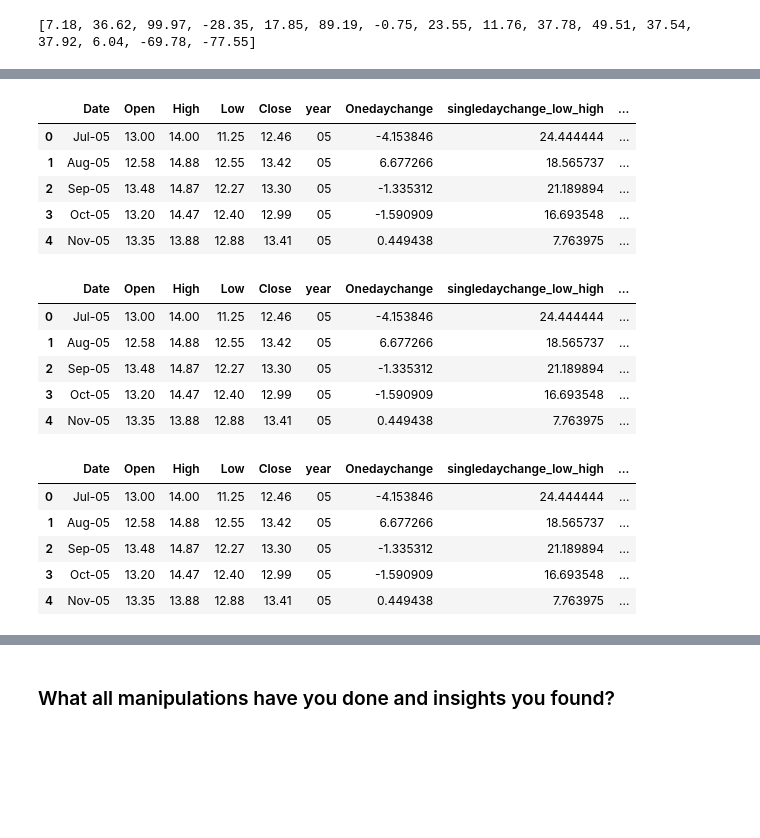
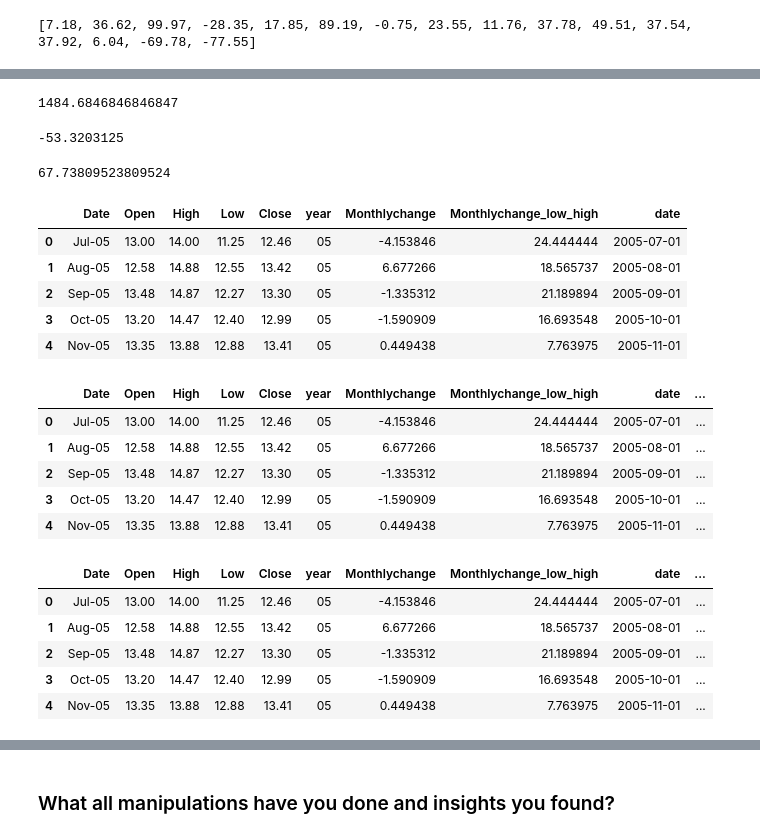
Before and after one commit to kumareshvj/Machine-learing---Regression, a Jupyter notebook: Yes_bank_stock_closing_price_prediction.ipynb, the cells around one changed output, grey strips where cells are left out. Cells and saved outputs as stored; diff of their text form; code cells hidden in the pictures; blank space fills up the shorter version.

```diff
--- a/Yes_bank_stock_closing_price_prediction.ipynb
+++ b/Yes_bank_stock_closing_price_prediction.ipynb
@@ -258,9 +263,9 @@ print(percentage)
 # %% [output]
 [7.18, 36.62, 99.97, -28.35, 17.85, 89.19, -0.75, 23.55, 11.76, 37.78, 49.51, 37.54, 37.92, 6.04, -69.78, -77.55]
 # %%
-# Getting one day percentage of movement from open to close
-df['Onedaychange'] = ((df['Close']-df['Open'])/df['Open'])*100
-df['Onedaychange'].head()
+# Getting monthly percentage of movement from open to close
+df['Monthlychange'] = ((df['Close']-df['Open'])/df['Open'])*100
+df['Monthlychange'].head()
 # %% [output]
 0   -4.153846
 1    6.677266
@@ -271,3 +276,3 @@ Name: Onedaychange, dtype: float64
 # %%
-# getting the single day perentage from low to high
-df['singledaychange_low_high'] = ((df['High'] - df['Low'])/df['Low'])*100
+# getting the monthly perentage from low to high
+df['Monthlychange_low_high'] = ((df['High'] - df['Low'])/df['Low'])*100
@@ -290,36 +284,51 @@ df['Onedaychange'].max()
+# %%
+# getting the maximum percentage of movement from low to high
+df['Monthlychange_low_high'].max()
+# %% [output]
+1484.6846846846847
+# %%
+# getting the minimum percentage of movement from open to close
+df['Monthlychange'].min()
+# %% [output]
+-53.3203125
+# %%
+# getting the maximum percentage of movement from open to close
+df['Monthlychange'].max()
+# %% [output]
+67.73809523809524
 # %%
 # creating the column formatted date in data format instead of string
-df['Formatted_date']=df.apply(lambda x : datetime.strptime(x['Date'],'%b-%y'),axis=1)
+df['date']=df.apply(lambda x : datetime.strptime(x['Date'],'%b-%y'),axis=1)
 df.head()
 # %% [output]
-|  | Date | Open | High | Low | Close | year | Onedaychange | singledaychange_low_high | ... |
-| 0 | Jul-05 | 13.00 | 14.00 | 11.25 | 12.46 | 05 | -4.153846 | 24.444444 | ... |
-| 1 | Aug-05 | 12.58 | 14.88 | 12.55 | 13.42 | 05 | 6.677266 | 18.565737 | ... |
-| 2 | Sep-05 | 13.48 | 14.87 | 12.27 | 13.30 | 05 | -1.335312 | 21.189894 | ... |
-| 3 | Oct-05 | 13.20 | 14.47 | 12.40 | 12.99 | 05 | -1.590909 | 16.693548 | ... |
-| 4 | Nov-05 | 13.35 | 13.88 | 12.88 | 13.41 | 05 | 0.449438 | 7.763975 | ... |
+|  | Date | Open | High | Low | Close | year | Monthlychange | Monthlychange_low_high | date |
+| 0 | Jul-05 | 13.00 | 14.00 | 11.25 | 12.46 | 05 | -4.153846 | 24.444444 | 2005-07-01 |
+| 1 | Aug-05 | 12.58 | 14.88 | 12.55 | 13.42 | 05 | 6.677266 | 18.565737 | 2005-08-01 |
+| 2 | Sep-05 | 13.48 | 14.87 | 12.27 | 13.30 | 05 | -1.335312 | 21.189894 | 2005-09-01 |
+| 3 | Oct-05 | 13.20 | 14.47 | 12.40 | 12.99 | 05 | -1.590909 | 16.693548 | 2005-10-01 |
+| 4 | Nov-05 | 13.35 | 13.88 | 12.88 | 13.41 | 05 | 0.449438 | 7.763975 | 2005-11-01 |
 # %%
 # creating the column for the month
 df['month'] = df['Date'].apply(lambda x:x[:3])
 df.head()
 # %% [output]
-|  | Date | Open | High | Low | Close | year | Onedaychange | singledaychange_low_high | ... |
-| 0 | Jul-05 | 13.00 | 14.00 | 11.25 | 12.46 | 05 | -4.153846 | 24.444444 | ... |
-| 1 | Aug-05 | 12.58 | 14.88 | 12.55 | 13.42 | 05 | 6.677266 | 18.565737 | ... |
-| 2 | Sep-05 | 13.48 | 14.87 | 12.27 | 13.30 | 05 | -1.335312 | 21.189894 | ... |
-| 3 | Oct-05 | 13.20 | 14.47 | 12.40 | 12.99 | 05 | -1.590909 | 16.693548 | ... |
-| 4 | Nov-05 | 13.35 | 13.88 | 12.88 | 13.41 | 05 | 0.449438 | 7.763975 | ... |
+|  | Date | Open | High | Low | Close | year | Monthlychange | Monthlychange_low_high | date | ... |
+| 0 | Jul-05 | 13.00 | 14.00 | 11.25 | 12.46 | 05 | -4.153846 | 24.444444 | 2005-07-01 | ... |
+| 1 | Aug-05 | 12.58 | 14.88 | 12.55 | 13.42 | 05 | 6.677266 | 18.565737 | 2005-08-01 | ... |
+| 2 | Sep-05 | 13.48 | 14.87 | 12.27 | 13.30 | 05 | -1.335312 | 21.189894 | 2005-09-01 | ... |
+| 3 | Oct-05 | 13.20 | 14.47 | 12.40 | 12.99 | 05 | -1.590909 | 16.693548 | 2005-10-01 | ... |
+| 4 | Nov-05 | 13.35 | 13.88 | 12.88 | 13.41 | 05 | 0.449438 | 7.763975 | 2005-11-01 | ... |
 # %%
 # Creating the column for result to check whether the day stock price ended with positive, negative or unchanged
-df['Result'] = np.where(df.Onedaychange > 0,'positive',(np.where(df.Onedaychange < 0,'negative','unchanged')))
+df['Result'] = np.where(df.Monthlychange > 0,'positive',(np.where(df.Monthlychange < 0,'negative','unchanged')))
 df.head()
 # %% [output]
-|  | Date | Open | High | Low | Close | year | Onedaychange | singledaychange_low_high | ... |
-| 0 | Jul-05 | 13.00 | 14.00 | 11.25 | 12.46 | 05 | -4.153846 | 24.444444 | ... |
-| 1 | Aug-05 | 12.58 | 14.88 | 12.55 | 13.42 | 05 | 6.677266 | 18.565737 | ... |
-| 2 | Sep-05 | 13.48 | 14.87 | 12.27 | 13.30 | 05 | -1.335312 | 21.189894 | ... |
-| 3 | Oct-05 | 13.20 | 14.47 | 12.40 | 12.99 | 05 | -1.590909 | 16.693548 | ... |
-| 4 | Nov-05 | 13.35 | 13.88 | 12.88 | 13.41 | 05 | 0.449438 | 7.763975 | ... |
+|  | Date | Open | High | Low | Close | year | Monthlychange | Monthlychange_low_high | date | ... |
+| 0 | Jul-05 | 13.00 | 14.00 | 11.25 | 12.46 | 05 | -4.153846 | 24.444444 | 2005-07-01 | ... |
+| 1 | Aug-05 | 12.58 | 14.88 | 12.55 | 13.42 | 05 | 6.677266 | 18.565737 | 2005-08-01 | ... |
+| 2 | Sep-05 | 13.48 | 14.87 | 12.27 | 13.30 | 05 | -1.335312 | 21.189894 | 2005-09-01 | ... |
+| 3 | Oct-05 | 13.20 | 14.47 | 12.40 | 12.99 | 05 | -1.590909 | 16.693548 | 2005-10-01 | ... |
+| 4 | Nov-05 | 13.35 | 13.88 | 12.88 | 13.41 | 05 | 0.449438 | 7.763975 | 2005-11-01 | ... |
 # %%
 # creating the column new column to check whether day opeing is high or low compared with the last day closing
 
```
Also changed, not shown: parts of 56 cells of this notebook.
